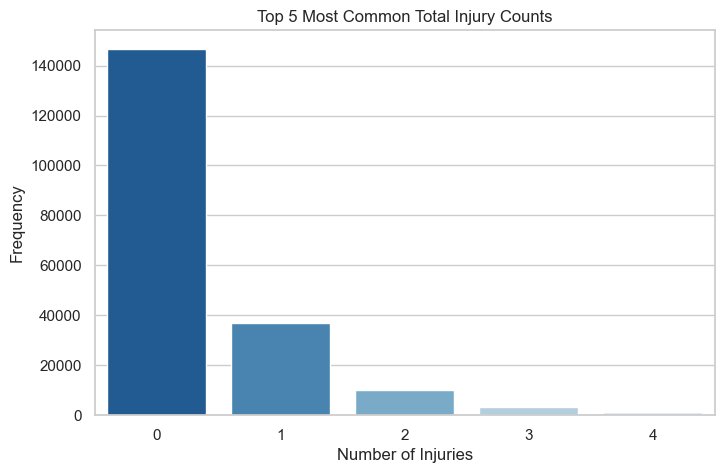
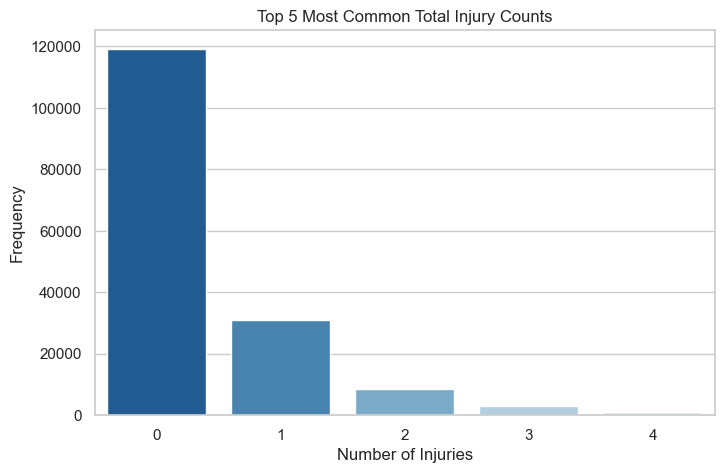
Unified diff of the notebook cell whose output changed from the first chart to the second:
--- before
+++ after
@@ -8,2 +8,3 @@
 plt.xlabel("Number of Injuries")
 plt.ylabel("Frequency")
+plt.show()

Commit: some done